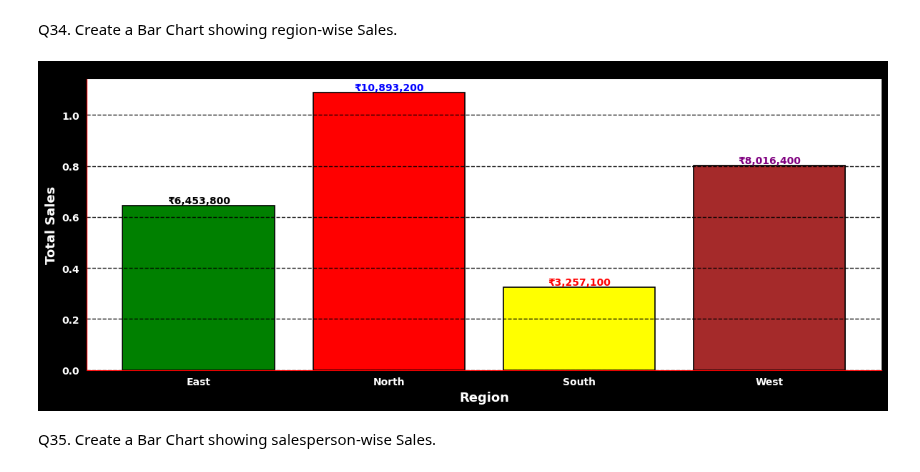
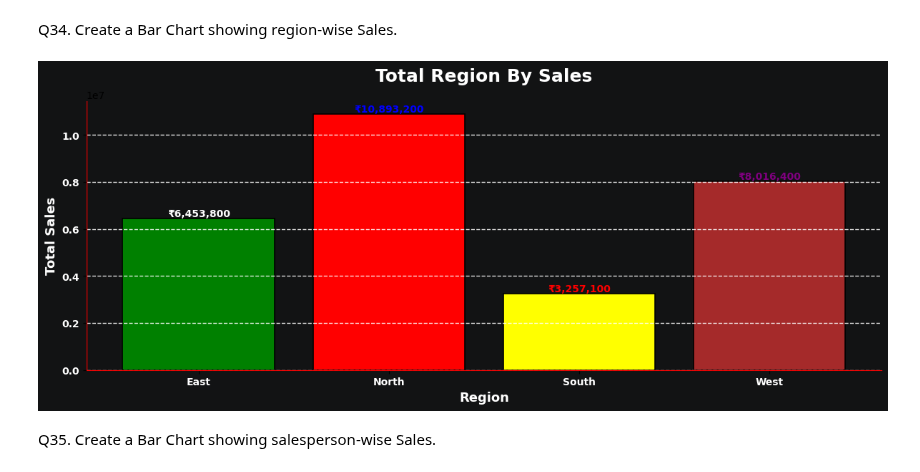
Before and after one commit to Suraj-kumar121K/PANDAS-CURSE, a Jupyter notebook: large_data_practice/01_Sales.ipynb, the cells around one changed output. Saved outputs shown, nothing was run; the diff lists cells and outputs as text; code cells hidden in the pictures.

Commit message:
add all chart

```diff
--- a/large_data_practice/01_Sales.ipynb
+++ b/large_data_practice/01_Sales.ipynb
@@ -917,7 +944,7 @@ Q34. Create a Bar Chart showing region-wise Sales.
 Regin_By_Sales
 
 plt.figure(figsize=(12, 5),
-    facecolor="black"
+    facecolor="#121314"
 )
 
 bar = plt.bar(
@@ -926,6 +953,16 @@ bar = plt.bar(
     color=["green", "red", "yellow", "brown"],
     edgecolor="black",
     linewidth=1.2
+)
+
+plt.gca().set_facecolor("#121314")
+
+plt.title(
+    "Total Region By Sales",
+    fontsize=18,
+    fontweight="bold",
+    color="white",
+    pad=20
 )
 
 plt.xlabel(
@@ -956,36 +993,38 @@ plt.yticks(
     color="white"
 )
 
 plt.grid(
     axis="y",
     linestyle="--",
-    color="black",
+    color="white",
     alpha=0.9,
     linewidth=1
 )
 
-text_colors = ["black", "blue", "red", "purple"]
+text_colors = ["white", "blue", "red", "purple"]
 for p,c in enumerate(bar):
     value = c.get_height()
     plt.text(
         c.get_x() + c.get_width() / 2,
         value,
         f"₹{value:,.0f}",
         ha="center",
         va="bottom",
         fontsize=10,
         fontweight="bold",
         color=text_colors[p]
     )
 
 plt.gca().spines["bottom"].set_color("red")
 plt.gca().spines["left"].set_color("red")
+plt.gca().spines["top"].set_visible(False)
+plt.gca().spines["right"].set_visible(False)
 
 plt.tight_layout()
 
 plt.show()
 # %% [output]
-[figure, old version]
+[figure, new version]
 # %% [markdown]
 Q35. Create a Bar Chart showing salesperson-wise Sales.
 # %% [markdown]
```
Also changed, not shown: parts of 4 cells of this notebook.
